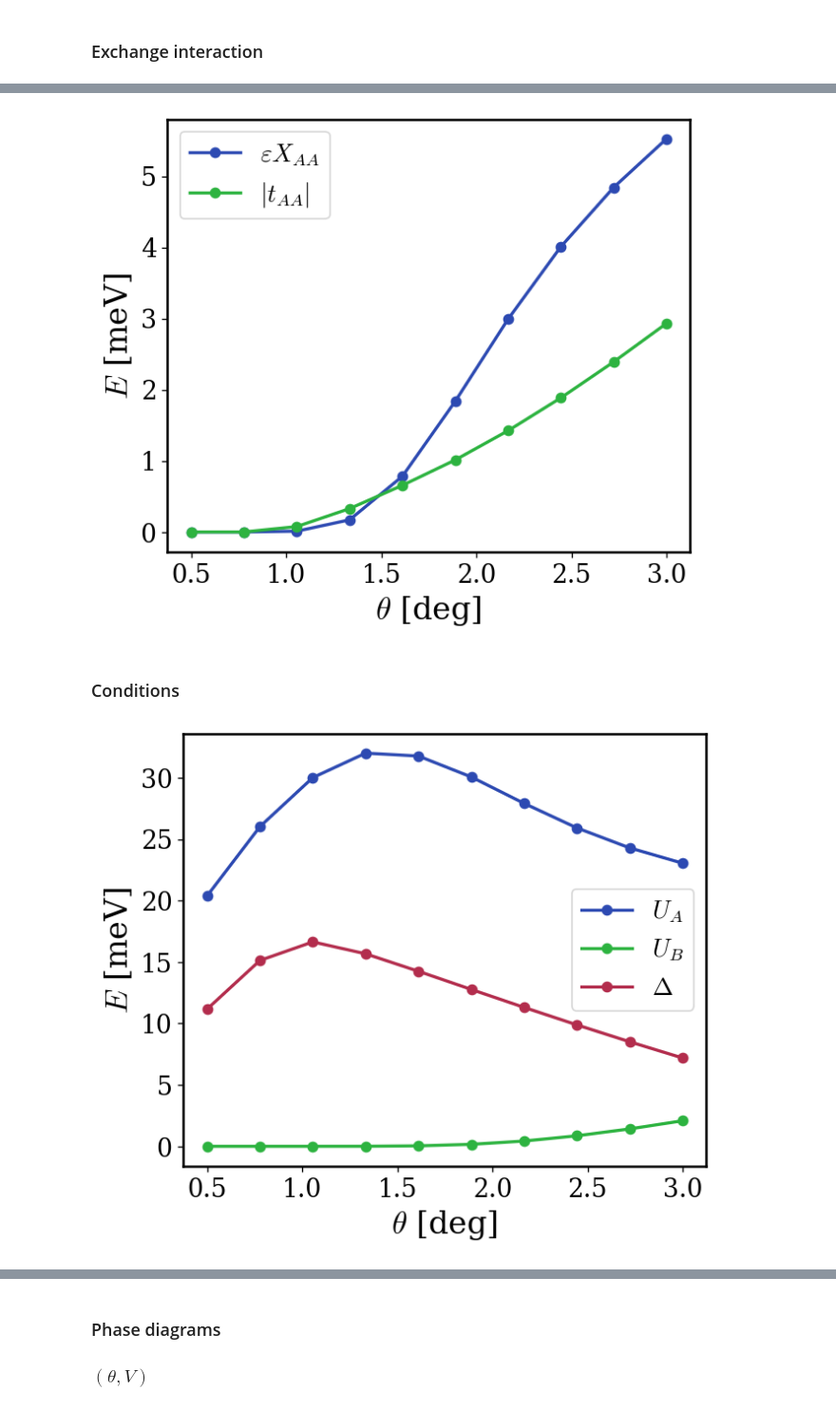
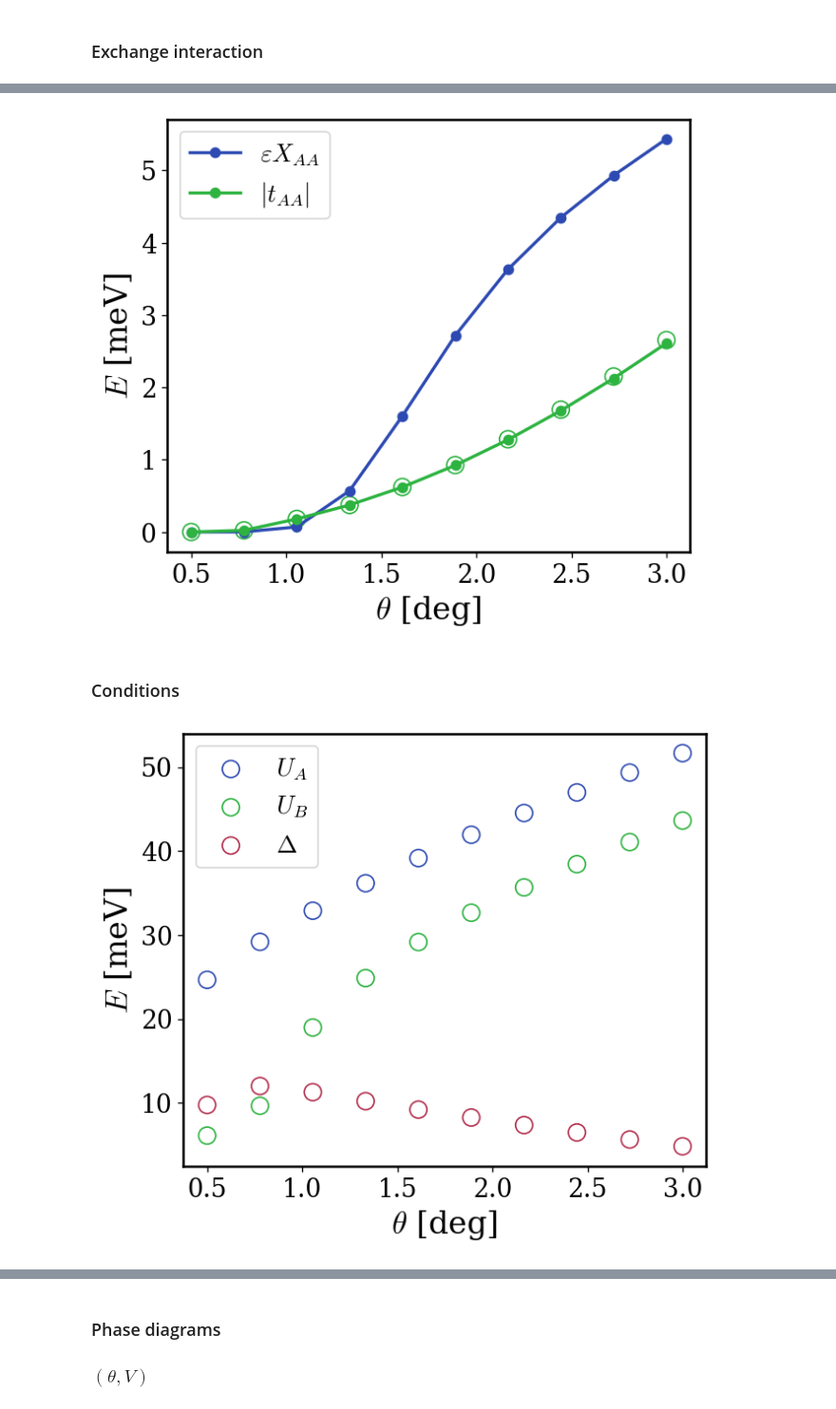
Before and after one commit to sanhq17/moire_heterobilayers, a Jupyter notebook: notebooks/hblyr_honeycomb_hubbard.ipynb, the cells around one changed output, grey strips where cells are left out. Shown at 95% size. Saved outputs shown, nothing was run; the diff lists cells and outputs as text; code cells hidden in the pictures.

```diff
--- a/notebooks/hblyr_honeycomb_hubbard.ipynb
+++ b/notebooks/hblyr_honeycomb_hubbard.ipynb
@@ -92,7 +92,7 @@ Norm Wannier B:  0.9965059696621155
 # %% [markdown]
 ### Hopping integrals
 # %%
-sys = HeteroBilayer()
+sys = HeteroBilayer(psi_deg=40)
 thetas = np.linspace(0.5, 3.0, 10)
 
 onsiteA = []
@@ -127,7 +127,8 @@ for th in tqdm(thetas):
 
     hoppingsAB = sys.hopping_2band(orders=[0], sublattice1="A", sublattice2="B")
     tAB.append(hoppingsAB[0])
-    tAB_kspace.append(hoppingsAB[0])
+    hoppingsAB_kspace = sys.hopping_2band_kspace(orders=[0], sublattice1="A", sublattice2="B")
+    tAB_kspace.append(hoppingsAB_kspace[0])
 # %%
 fig, ax = plt.subplots(figsize=(6, 5))
 
@@ -270,6 +270,7 @@ cols = ["#2D4AB2", "#2DB340", "#B32D4D"]
 
 ax.plot(thetas, X, marker="o", label=r"$\varepsilon X_{AA}$", color=cols[0])
 ax.plot(thetas, np.abs(tAA), marker="o", label=r"$|t_{AA}|$", color=cols[1])
+ax.scatter(thetas, np.abs(tAA_kspace), marker="o", edgecolors=cols[1], facecolors="none", s=120)
 ax.set_xlabel(r"$\theta$ [deg]", fontsize=20)
 ax.set_ylabel(r"$E$ [meV]", fontsize=20)
 ax.legend(fontsize=16)
@@ -280,14 +281,16 @@ for spine in ax.spines.values():
     spine.set_linewidth(1.5)
     spine.set_color("black")
 # %% [output]
-[figure, old version]
+[figure, new version]
 # %% [markdown]
 ### Conditions
 # %%
-sys = HeteroBilayer(epsilon=50)
+sys = HeteroBilayer(theta_deg=2.0, psi_deg=40)
 thetas = np.linspace(0.5, 3.0, 10)
 UA = []
+UA_kspace = []
 UB = []
+UB_kspace = []
 Delta = []
 
 tAB = []
@@ -300,33 +303,39 @@ for th in tqdm(thetas):
     interactionB = sys.interaction_2band(orders=[0], sublattice1="B", sublattice2="B")
     hoppingsA_kspace = sys.hopping_2band_kspace(orders=[0], sublattice1="A", sublattice2="A")
     hoppingsB_kspace = sys.hopping_2band_kspace(orders=[0], sublattice1="B", sublattice2="B")
+    interactionA_kspace = sys.interaction_2band_kspace(orders=[0], sublattice1="A", sublattice2="A")
+    interactionB_kspace = sys.interaction_2band_kspace(orders=[0], sublattice1="B", sublattice2="B")
 
     # Coulomb matrix elements in eV
     UA.append(interactionA[0])
+    UA_kspace.append(interactionA_kspace[0])
     UB.append(interactionB[0])
+    UB_kspace.append(interactionB_kspace[0])
     Delta.append(hoppingsA_kspace[0] - hoppingsB_kspace[0])
     tAB.append(sys.hopping_2band_kspace(orders=[0], sublattice1="A", sublattice2="B")[0])
     tAA.append(sys.hopping_2band_kspace(orders=[1], sublattice1="A", sublattice2="A")[0])
 # %%
 fig, ax = plt.subplots(figsize=(6, 5))
 
 cols = ["#2D4AB2", "#2DB340", "#B32D4D"]
 
-ax.plot(thetas, np.array(UA), marker="o", label=r"$U_A$", color=cols[0])
-ax.plot(thetas, UB, marker="o", label=r"$U_B$", color=cols[1])
-ax.plot(thetas, Delta, marker="o", label=r"$\Delta$", color=cols[2])
+#ax.plot(thetas, UA, marker="o", label=r"$U_A$", color=cols[0])
+ax.scatter(thetas, UA_kspace, marker="o", label=r"$U_A$", edgecolors=cols[0], facecolors="none", s=120)
+#ax.plot(thetas, UB, marker="o", label=r"$U_B$", color=cols[1])
+ax.scatter(thetas, UB_kspace, marker="o", label=r"$U_B$", edgecolors=cols[1], facecolors="none", s=120)
+ax.scatter(thetas, Delta, marker="o", label=r"$\Delta$", edgecolors=cols[2], facecolors="none", s=120)
 
 ax.set_xlabel(r"$\theta$ [deg]", fontsize=20)
 ax.set_ylabel(r"$E$ [meV]", fontsize=20)
 ax.legend(fontsize=16)
 # Add box around the plot
 ax = plt.gca()
 for spine in ax.spines.values():
     spine.set_visible(True)
     spine.set_linewidth(1.5)
     spine.set_color("black")
 # %% [output]
-[figure, old version]
+[figure, new version]
 # %%
 fig, ax = plt.subplots(figsize=(6, 5))
 
```
Also changed, not shown: parts of 15 cells of this notebook, 11 other files.
